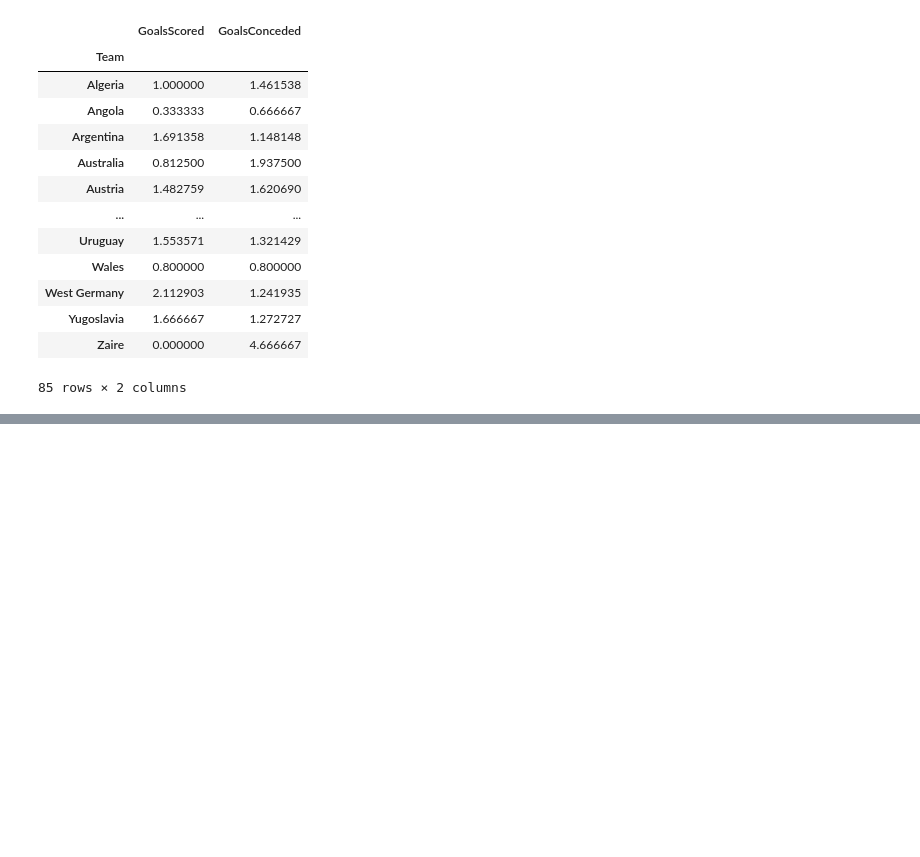
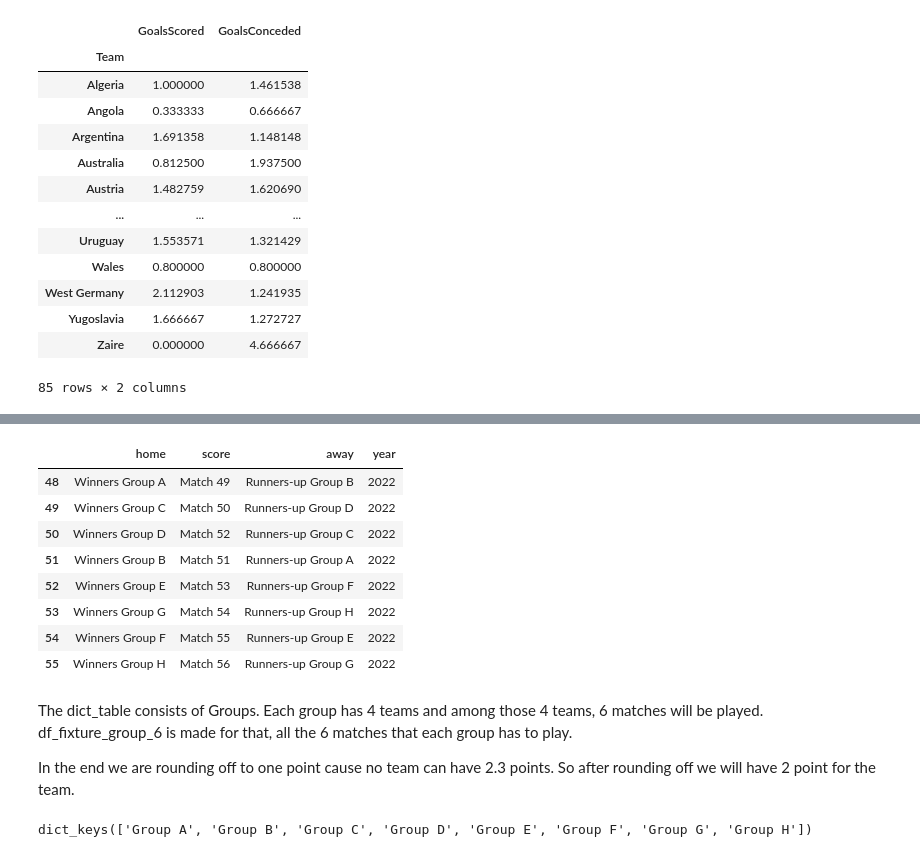
Before and after one commit to vaniseth/World-Cup-22-Prediction, a Jupyter notebook: main.ipynb, the cells around one changed output, grey strips where cells are left out. Cells and saved outputs as stored; diff of their text form; code cells hidden in the pictures; blank space fills up the shorter version.

```diff
--- a/main.ipynb
+++ b/main.ipynb
@@ -142,0 +210,12 @@ def predict_points(home, away):
+# %%
+df_fixture_knockout
+# %% [output]
+|  | home | score | away | year |
+| 48 | Winners Group A | Match 49 | Runners-up Group B | 2022 |
+| 49 | Winners Group C | Match 50 | Runners-up Group D | 2022 |
+| 50 | Winners Group D | Match 52 | Runners-up Group C | 2022 |
+| 51 | Winners Group B | Match 51 | Runners-up Group A | 2022 |
+| 52 | Winners Group E | Match 53 | Runners-up Group F | 2022 |
+| 53 | Winners Group G | Match 54 | Runners-up Group H | 2022 |
+| 54 | Winners Group F | Match 55 | Runners-up Group E | 2022 |
+| 55 | Winners Group H | Match 56 | Runners-up Group G | 2022 |
@@ -142,0 +236,8 @@ def predict_points(home, away):
+# %% [markdown]
+The dict_table consists of Groups. Each group has 4 teams and among those 4 teams, 6 matches will be played. df_fixture_group_6 is made for that, all the 6 matches that each group has to play.
+
+In the end we are rounding off to one point cause no team can have 2.3 points. So after rounding off we will have 2 point for the team.
+# %%
+dict_table.keys()
+# %% [output]
+dict_keys(['Group A', 'Group B', 'Group C', 'Group D', 'Group E', 'Group F', 'Group G', 'Group H'])
```
Also changed, not shown: parts of 29 cells of this notebook.
